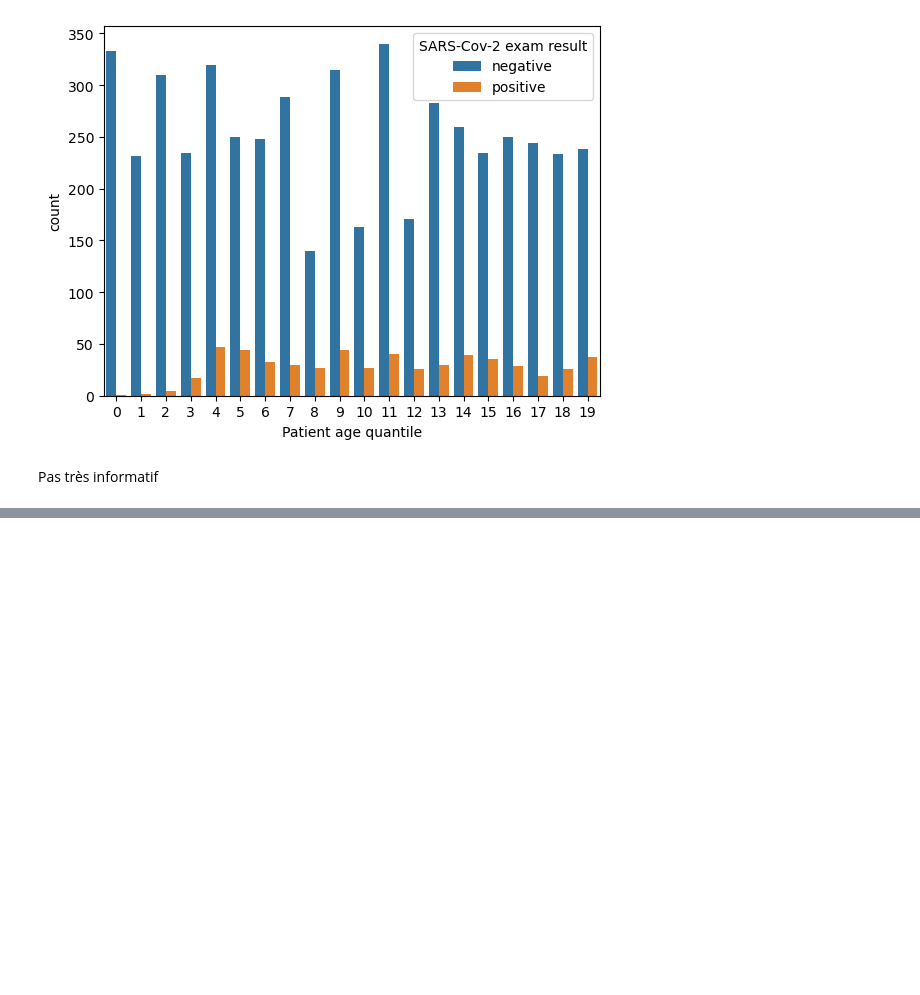
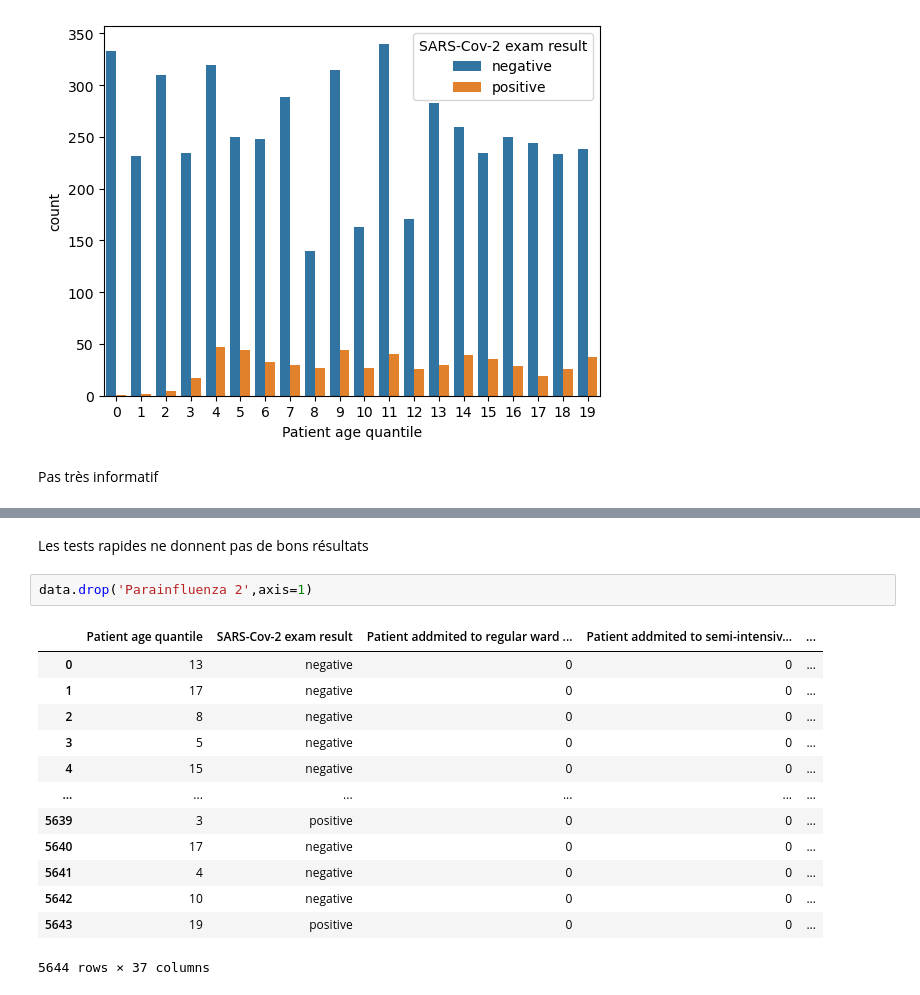
Before and after one commit to Alban226/Projet-data-science-covid19, a Jupyter notebook: DataScienceCOVID19.ipynb, the cells around one changed output, grey strips where cells are left out. Saved outputs shown, nothing was run; the diff lists cells and outputs as text; blank space fills up the shorter version.

```diff
--- a/DataScienceCOVID19.ipynb
+++ b/DataScienceCOVID19.ipynb
@@ -363,0 +432,18 @@ Pas très informatif
+# %% [markdown]
+Les tests rapides ne donnent pas de bons résultats
+# %%
+data.drop('Parainfluenza 2',axis=1)
+# %% [output]
+|  | Patient age quantile | SARS-Cov-2 exam result | Patient addmited to regular ward ... | Patient addmited to semi-intensiv... | ... |
+| 0 | 13 | negative | 0 | 0 | ... |
+| 1 | 17 | negative | 0 | 0 | ... |
+| 2 | 8 | negative | 0 | 0 | ... |
+| 3 | 5 | negative | 0 | 0 | ... |
+| 4 | 15 | negative | 0 | 0 | ... |
+| ... | ... | ... | ... | ... | ... |
+| 5639 | 3 | positive | 0 | 0 | ... |
+| 5640 | 17 | negative | 0 | 0 | ... |
+| 5641 | 4 | negative | 0 | 0 | ... |
+| 5642 | 10 | negative | 0 | 0 | ... |
+| 5643 | 19 | positive | 0 | 0 | ... |
+5644 rows × 37 columns
```
Also changed, not shown: parts of 32 cells of this notebook.
